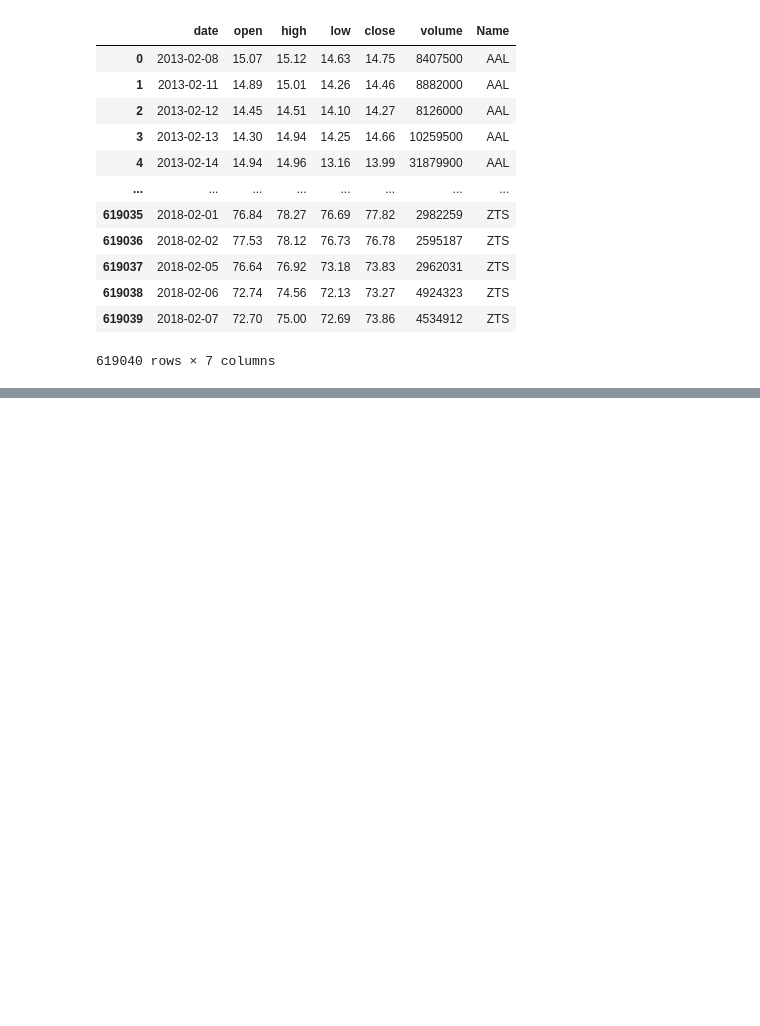
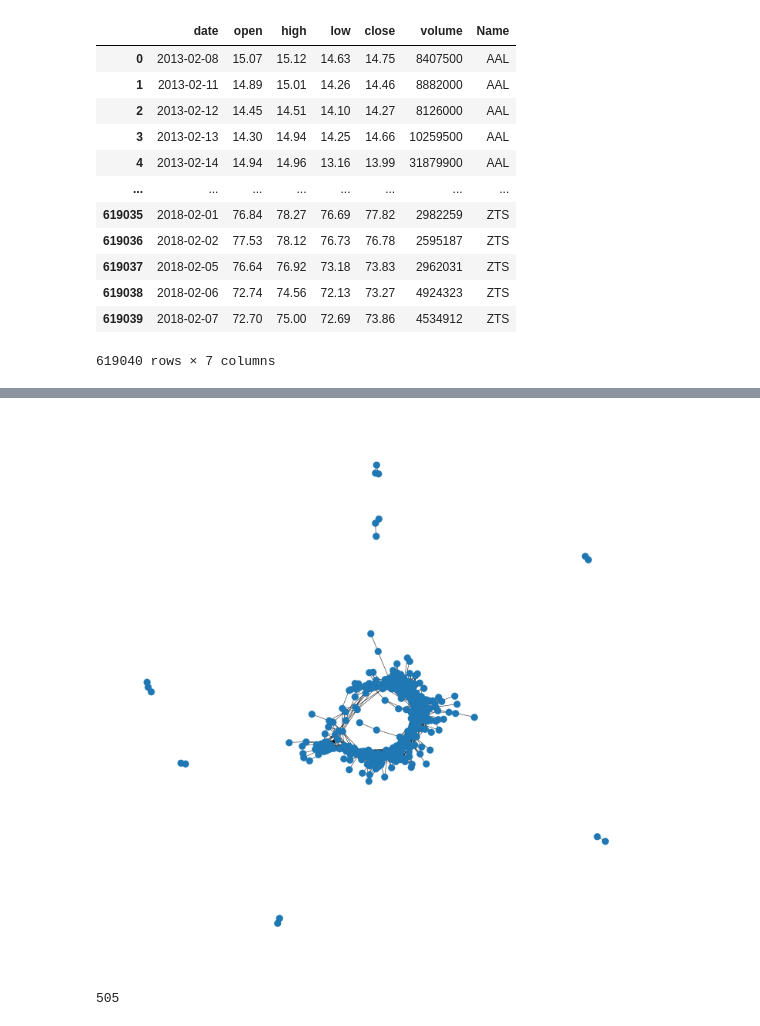
Before and after one commit to sahanasai11/MarketMaven, a Jupyter notebook: Generating Initial Stock Correlation Network.ipynb, the cells around one changed output, grey strips where cells are left out. Cells and saved outputs as stored; diff of their text form; code cells hidden in the pictures; blank space fills up the shorter version.

```diff
--- a/Generating Initial Stock Correlation Network.ipynb
+++ b/Generating Initial Stock Correlation Network.ipynb
@@ -97,0 +82,38 @@ graph = create_correlation_network()
+# %%
+theta = .9
+def adj_matrix(correlation_matrix):
+    lst = []
+    for row_index in range(len(correlation_matrix)):
+        sub_lst = []
+        for col_index in range(len(correlation_matrix[row_index])):
+            if row_index != col_index and abs(correlation_matrix[row_index][col_index]) > theta:
+                sub_lst.append(1)
+            else:
+                sub_lst.append(0)
+        lst.append(sub_lst)
+    return lst
+# %%
+def create_correlation_network():
+    g = nx.Graph()
+    for key in stock_dict.keys():
+        g.add_node(key)
+
+    adj_list = adj_matrix(create_correlation_matrix())
+    dict_keys = list(stock_dict.keys())
+
+    for row_index in range(len(adj_list)):
+        for col_index in range(len(adj_list[row_index])):
+            if adj_list[row_index][col_index]:
+                g.add_edge(dict_keys[row_index], dict_keys[col_index])
+    return g
+# %%
+g = create_correlation_network()
+
+plt.figure(figsize=(20, 20))
+nx.draw_spring(g)
+# %% [output]
+[figure, added]
+# %%
+len(g)
+# %% [output]
+505
```
Also changed, not shown: parts of 8 cells of this notebook.
